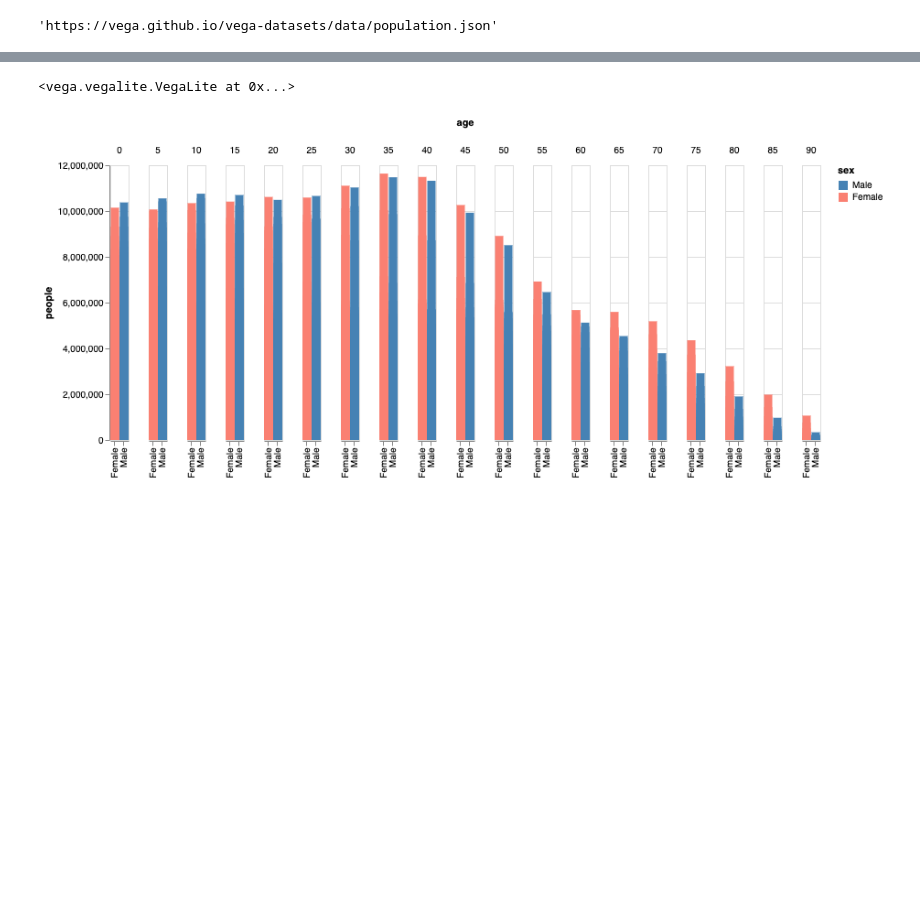
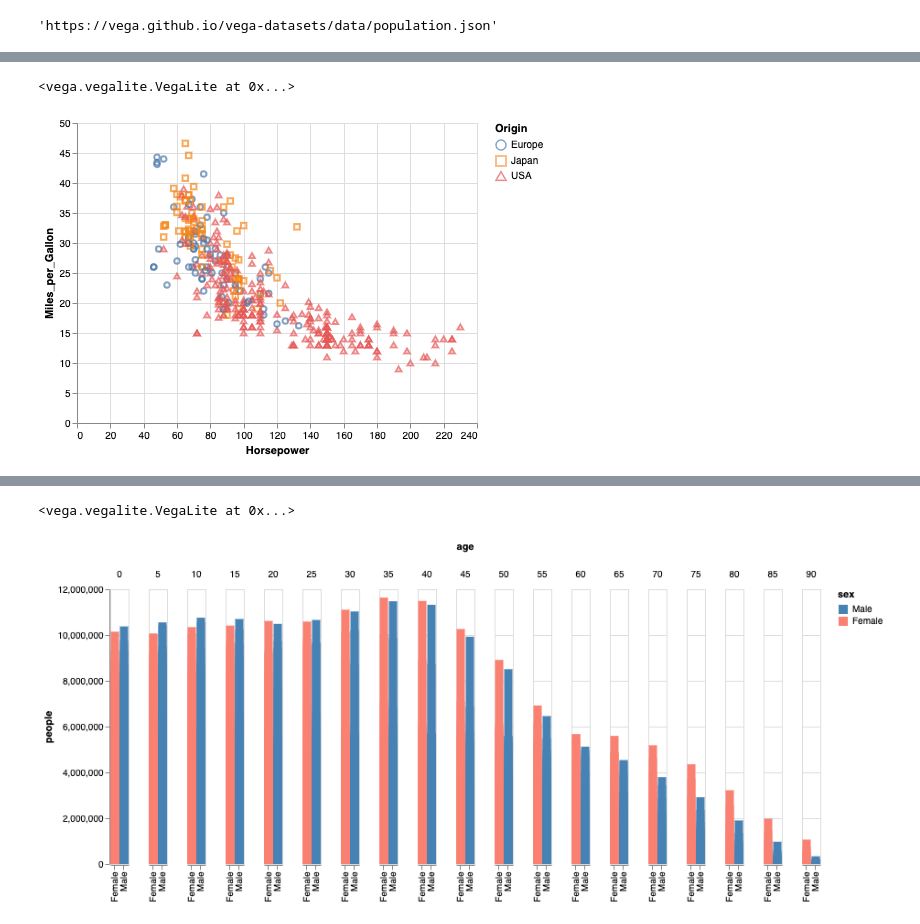
Before and after one commit to datasett/examples, a Jupyter notebook: altair/altair-examples.ipynb, the cells around one changed output, grey strips where cells are left out. Cells and saved outputs as stored; diff of their text form; code cells hidden in the pictures; blank space fills up the shorter version.

```diff
--- a/altair/altair-examples.ipynb
+++ b/altair/altair-examples.ipynb
@@ -60,0 +136,12 @@ data.population.url
+# %%
+fig = alt.Chart(data.cars.url).mark_point().encode(
+    x='Horsepower:Q',
+    y='Miles_per_Gallon:Q',
+    color='Origin:N',
+    shape='Origin:N'
+)
+
+fig
+# %% [output]
+<vega.vegalite.VegaLite at 0x...>
+[figure, added]
```
Also changed, not shown: parts of 31 cells of this notebook, 5 other files.
